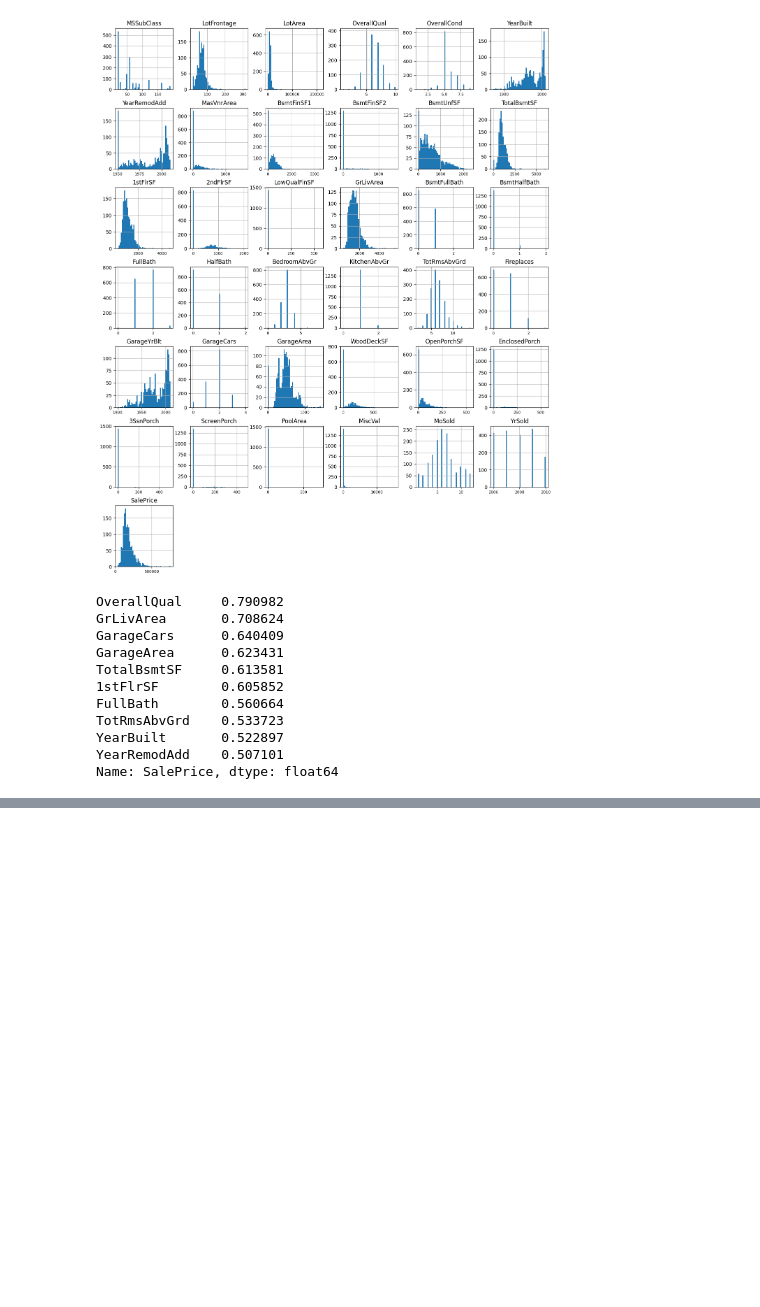
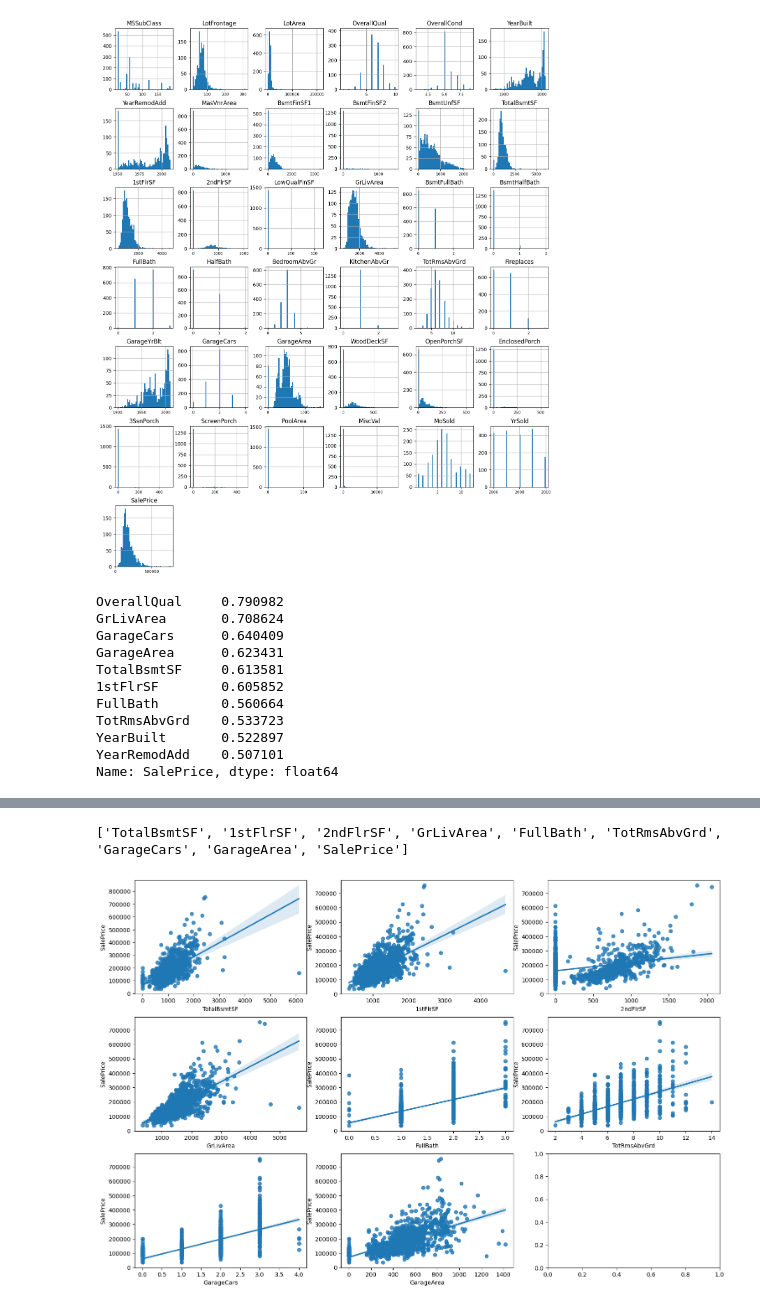
Before and after one commit to Ravestro/Detailed-exploratory-data-analysis-with-python, a Jupyter notebook: code.ipynb, the cells around one changed output, grey strips where cells are left out. Saved outputs shown, nothing was run; the diff lists cells and outputs as text; code cells hidden in the pictures; blank space fills up the shorter version.

Commit message:
Data's are analysed and categorized

```diff
--- a/code.ipynb
+++ b/code.ipynb
@@ -124,0 +163,5 @@ Name: SalePrice, dtype: float64
+# %%
+all_correlations = {feature.columns[0]: feature.corr()['SalePrice'][0] for feature in individual_features_dff}
+all_correlations = sorted(all_correlations.items(), key=operator.itemgetter(1))
+for (key, value) in all_correlations:
+    print("{:>15}: {:>15}".format(key, value))
@@ -124,0 +200,7 @@ Name: SalePrice, dtype: float64
+# %%
+quantitative_features_list = ['LotFrontage', 'LotArea', 'MasVnrArea', 'BsmtFinSF1', 'BsmtFinSF2', 'TotalBsmtSF', '1stFlrSF',
+    '2ndFlrSF', 'LowQualFinSF', 'GrLivArea', 'BsmtFullBath', 'BsmtHalfBath', 'FullBath', 'HalfBath',
+    'BedroomAbvGr', 'KitchenAbvGr', 'TotRmsAbvGrd', 'Fireplaces', 'GarageCars', 'GarageArea', 'WoodDeckSF', 'OpenPorchSF',
+    'EnclosedPorch', '3SsnPorch', 'ScreenPorch', 'PoolArea', 'MiscVal', 'SalePrice']
+dff_quantitative_values = dff[quantitative_features_list]
+dff_quantitative_values.head()
@@ -124,0 +215,15 @@ Name: SalePrice, dtype: float64
+# %%
+features_to_analyze = [x for x in dff_quantitative_values if x in golden_features]
+features_to_analyze.append('SalePrice')
+print(features_to_analyze)
+# %% [output]
+['TotalBsmtSF', '1stFlrSF', '2ndFlrSF', 'GrLivArea', 'FullBath', 'TotRmsAbvGrd', 'GarageCars', 'GarageArea', 'SalePrice']
+# %%
+
+fig, ax = plt.subplots(round(len(features_to_analyze) / 3), 3, figsize = (18, 12))
+
+for i, ax in enumerate(fig.axes):
+    if i < len(features_to_analyze) - 1:
+        sns.regplot(x=features_to_analyze[i],y='SalePrice', data=dff[features_to_analyze], ax=ax)
+# %% [output]
+[figure, added]
```
Also changed, not shown: parts of 10 cells of this notebook.
